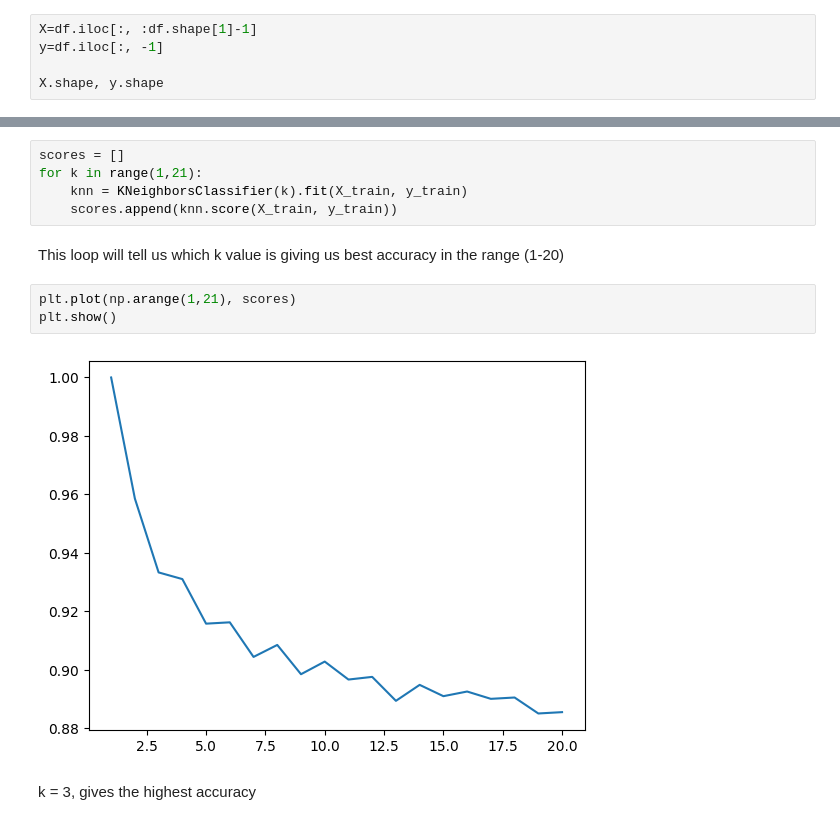
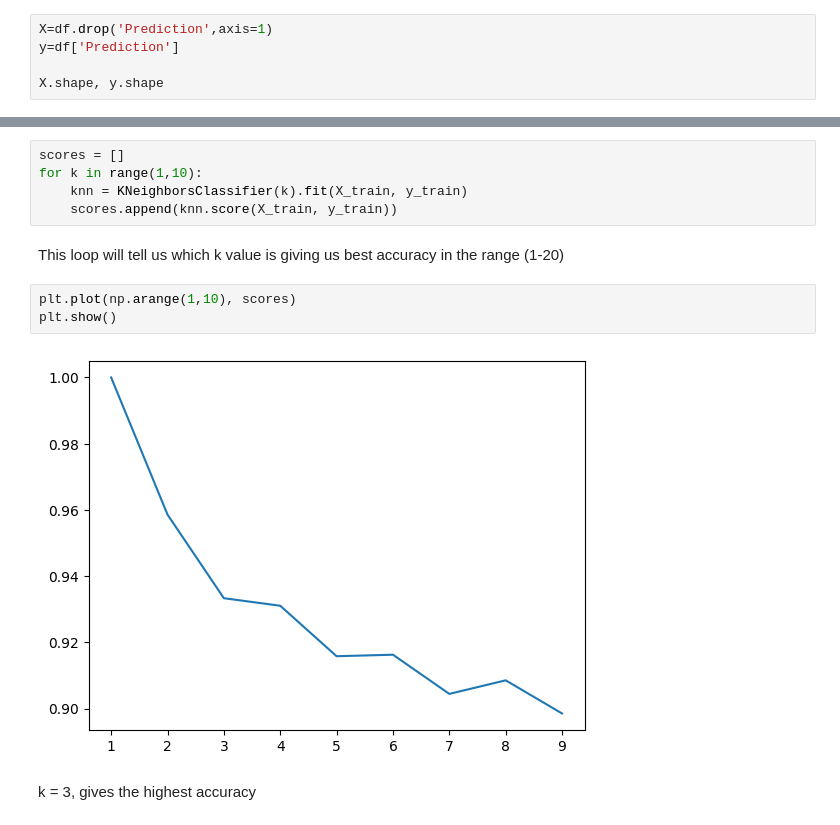
Before and after one commit to sxmedh/LP3, a Jupyter notebook: ML/B2.ipynb, the cells around one changed output, grey strips where cells are left out. Drawn from its saved outputs; the diff is of its cells as text.

```diff
--- a/ML/B2.ipynb
+++ b/ML/B2.ipynb
@@ -98,8 +46,8 @@ df.isna().sum().sum()
 # %% [markdown]
 # Separating Features and Labels
 # %%
-X=df.iloc[:, :df.shape[1]-1]
-y=df.iloc[:, -1]
+X=df.drop('Prediction',axis=1)
+y=df['Prediction']
 
 X.shape, y.shape
 # %% [output]
@@ -114,16 +62,16 @@ X_train, X_test, y_train, y_test = train_test_split(X, y, test_size=0.15, random
 ## KNN
 # %%
 scores = []
-for k in range(1,21):
+for k in range(1,10):
     knn = KNeighborsClassifier(k).fit(X_train, y_train)
     scores.append(knn.score(X_train, y_train))
 # %% [markdown]
 This loop will tell us which k value is giving us best accuracy in the range (1-20)
 # %%
-plt.plot(np.arange(1,21), scores)
+plt.plot(np.arange(1,10), scores)
 plt.show()
 # %% [output]
-[figure, old version]
+[figure, new version]
 # %% [markdown]
 k = 3, gives the highest accuracy
 # %%
```
Also changed, not shown: parts of 15 cells of this notebook, 4 other files.
